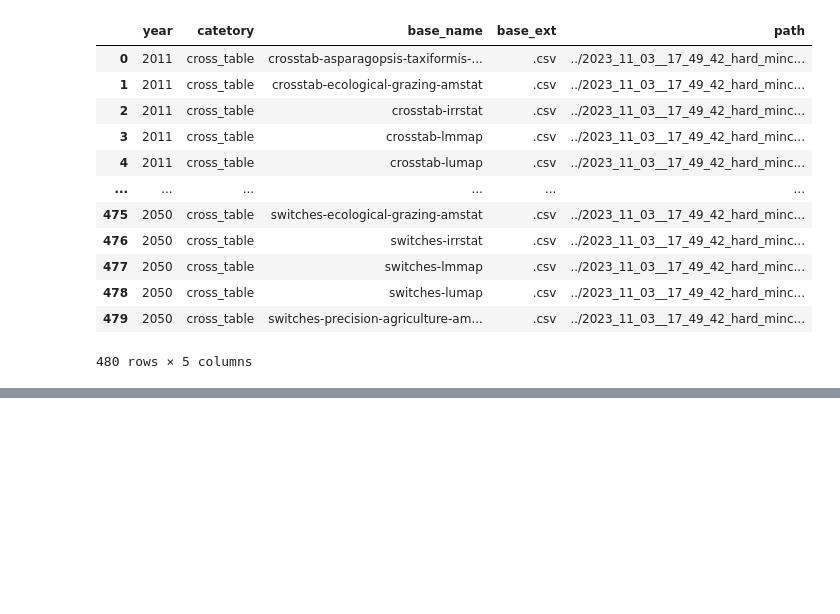
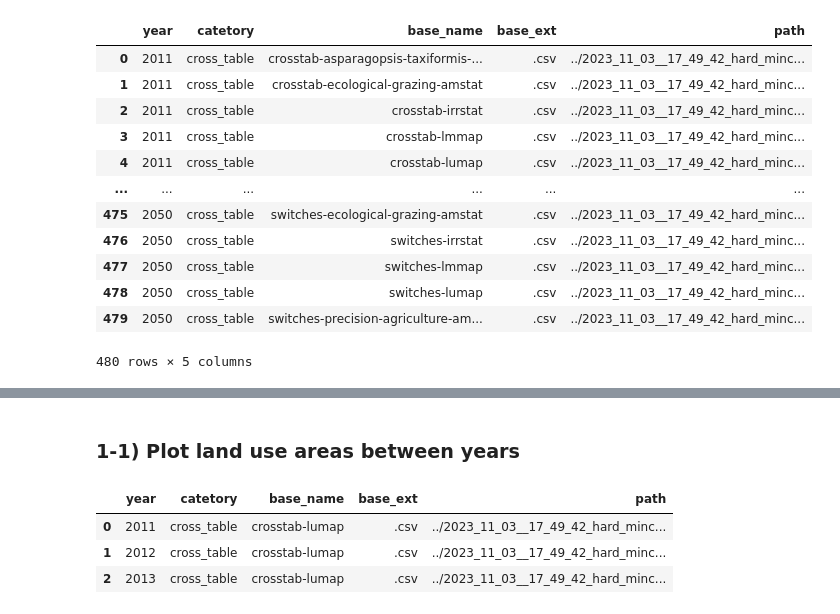
Before and after one commit to JinzhuWANG/VIS_LUTO, a Jupyter notebook: VIS_02_Area.ipynb, the cells around one changed output, grey strips where cells are left out. Drawn from its saved outputs; the diff is of its cells as text; code cells hidden in the pictures; blank space fills up the shorter version.

```diff
--- a/VIS_02_Area.ipynb
+++ b/VIS_02_Area.ipynb
@@ -56,0 +74,10 @@ Area_df
+# %% [markdown]
+### 1-1) Plot land use areas between years
+# %%
+crosstab_lu = Area_df.query('base_name == "crosstab-lumap"').reset_index(drop=True)
+crosstab_lu.head(3)
+# %% [output]
+|  | year | catetory | base_name | base_ext | path |
+| 0 | 2011 | cross_table | crosstab-lumap | .csv | ../2023_11_03__17_49_42_hard_minc... |
+| 1 | 2012 | cross_table | crosstab-lumap | .csv | ../2023_11_03__17_49_42_hard_minc... |
+| 2 | 2013 | cross_table | crosstab-lumap | .csv | ../2023_11_03__17_49_42_hard_minc... |
```
Also changed, not shown: parts of 13 cells of this notebook, 1 other file.
